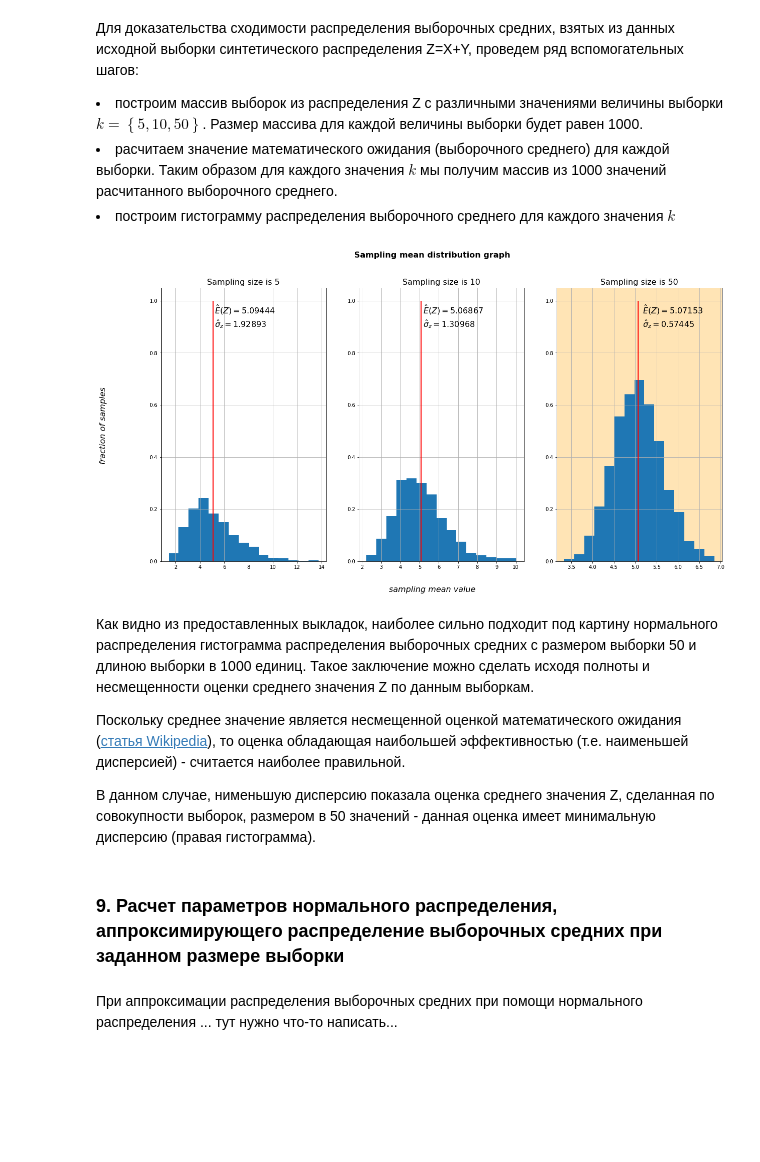
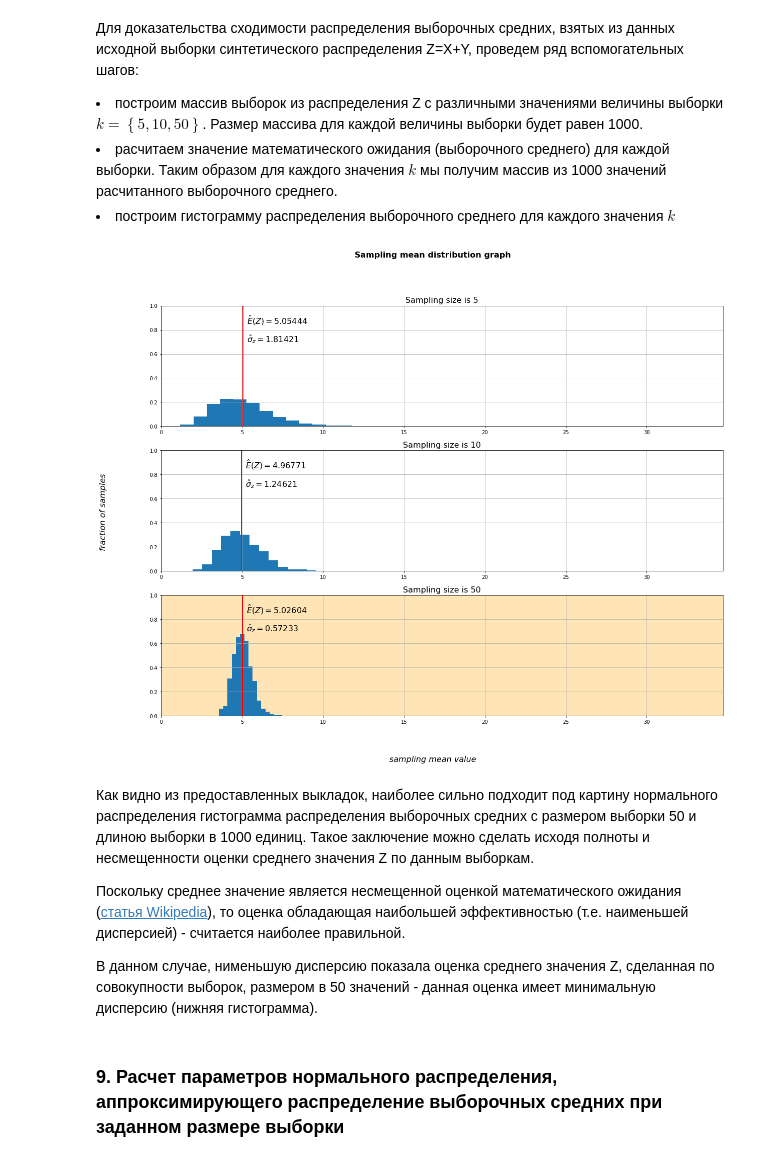
Before and after one commit to avikulin/PythonMath, a Jupyter notebook: Yandex ML Course #1/CourseProject/CourseProject.ipynb, the cells around one changed output. Saved outputs shown, nothing was run; the diff lists cells and outputs as text; code cells hidden in the pictures; blank space fills up the shorter version.

```diff
--- a/Yandex ML Course #1/CourseProject/CourseProject.ipynb
+++ b/Yandex ML Course #1/CourseProject/CourseProject.ipynb
@@ -576,12 +625,8 @@ for sampling_size in (5,10,50):
     sampling_mean_distribution[sampling_size] = [np.mean(rnd.sample(z_distribution_sample, k=sampling_size))
                                      for _ in range(SAMPLING_DATASET_SIZE)]
 
-
-#calculate some statistic creterias
-
-
-fig, axes = plt.subplots(1,3)
-fig.set_size_inches(20,10)
+fig, axes = plt.subplots(3,1)
+fig.set_size_inches(20,15)
 
 fig.suptitle("Sampling mean distribution graph", fontsize=16, fontweight="bold")
 
@@ -592,45 +637,48 @@ fig.text(0.04, 0.5, "fraction of samples",
          va='center', rotation='vertical',
          fontdict= {"color":  "black", "style":"italic", "weight": "normal", "size": 16})
 
+
+MAX_Z_VALUE = np.max(z_distribution_sample)
 for i, size in enumerate(sorted(sampling_mean_distribution.keys())):
     axes[i].grid(which="both")
+    axes[i].set_xlim(0, MAX_Z_VALUE)
+    axes[i].set_ylim(0,1)
     axes[i].set_title("Sampling size is {0}".format(size),
                       fontdict= {"color":  "black","weight": "normal", "size": 16})
 
+    #calculate some statistic creterias
     sampling_mean = np.mean(sampling_mean_distribution[size])
     sampling_var  = np.var (sampling_mean_distribution[size])
     sampling_sigma = math.sqrt(sampling_var)
 
     # store some statistical values for future approximation by the Normal distribution
     sampling_mean_stats[size] = {"mean": sampling_mean, "var":sampling_var, "sigma": sampling_sigma}
 
     axes[i].hist(sampling_mean_distribution[size], density=True, bins = NUMBER_OF_BINS)
 
     axes[i].vlines(x=sampling_mean,ymin=0,ymax=1.,label="Sampling mean",linewidth = 2, color="r")
 
-    axes[i].text(x=sampling_mean+0.1,
-             y = 0.95,
+    axes[i].text(x=sampling_mean+0.25,
+             y = 0.85,
              s=r"$\hat E\left(Z\right) = {0:5.5f}$".format(sampling_mean),
              fontdict= {"color":"black", "weight":"normal", "size":16})
 
-    axes[i].text(x=sampling_mean+0.1,
-             y = 0.9,
+    axes[i].text(x=sampling_mean+0.25,
+             y = 0.7,
              s="$\hat \sigma_z = {0:5.5f}$".format(sampling_sigma),
              fontdict= {"color":"black", "weight":"normal", "size":16})
 
     if i==2:
         axes[i].set_facecolor("moccasin")
 
 plt.show()
 # %% [output]
-[figure, old version]
+[figure, new version]
 # %% [markdown]
 Как видно из предоставленных выкладок, наиболее сильно подходит под картину нормального распределения гистограмма распределения выборочных средних с размером выборки 50 и длиною выборки в 1000 единиц. Такое заключение можно сделать исходя полноты и несмещенности оценки среднего значения Z по данным выборкам.
 
 Поскольку среднее значение является несмещенной оценкой математического ожидания (<a href="https://ru.wikipedia.org/wiki/%D0%92%D1%8B%D0%B1%D0%BE%D1%80%D0%BE%D1%87%D0%BD%D0%BE%D0%B5_%D1%81%D1%80%D0%B5%D0%B4%D0%BD%D0%B5%D0%B5">статья Wikipedia</a>), то оценка обладающая наибольшей эффективностью (т.е. наименьшей дисперсией) - считается наиболее правильной.
 
-В данном случае, нименьшую дисперсию показала оценка среднего значения Z, сделанная по совокупности выборок, размером в 50 значений - данная оценка имеет минимальную дисперсию (правая гистограмма).
+В данном случае, нименьшую дисперсию показала оценка среднего значения Z, сделанная по совокупности выборок, размером в 50 значений - данная оценка имеет минимальную дисперсию (нижняя гистограмма).
 # %% [markdown]
 <h3>9. Расчет параметров нормального распределения, аппроксимирующего распределение выборочных средних при заданном размере выборки</h3>
-# %% [markdown]
-При аппроксимации распределения выборочных средних при помощи нормального распределения ... тут нужно что-то написать...
```
Also changed, not shown: parts of 20 cells of this notebook.
